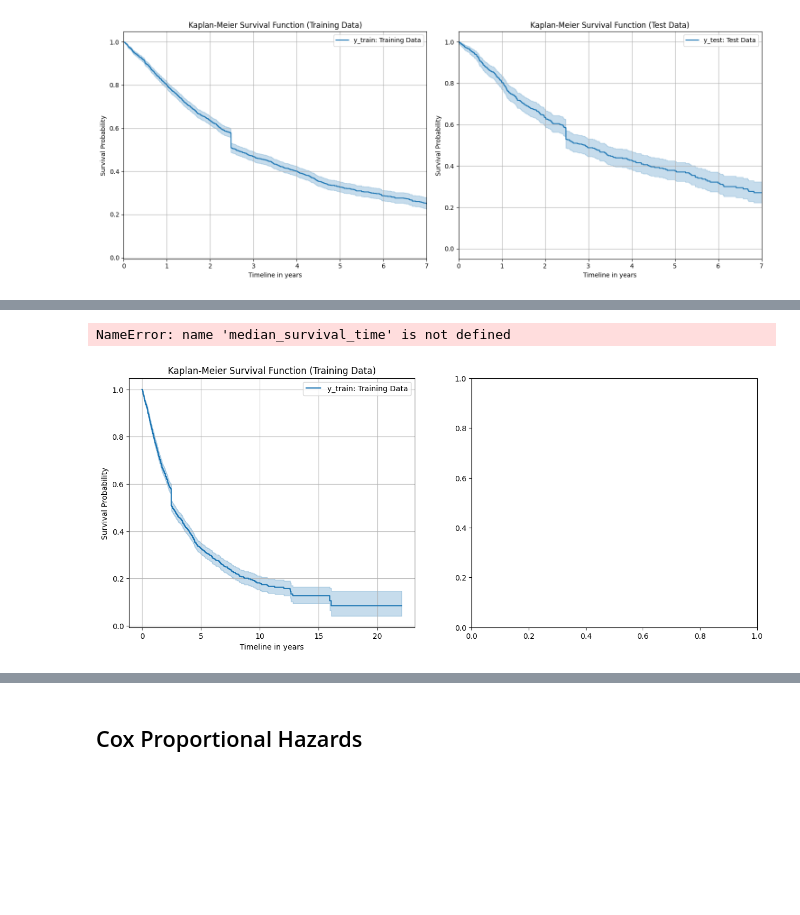
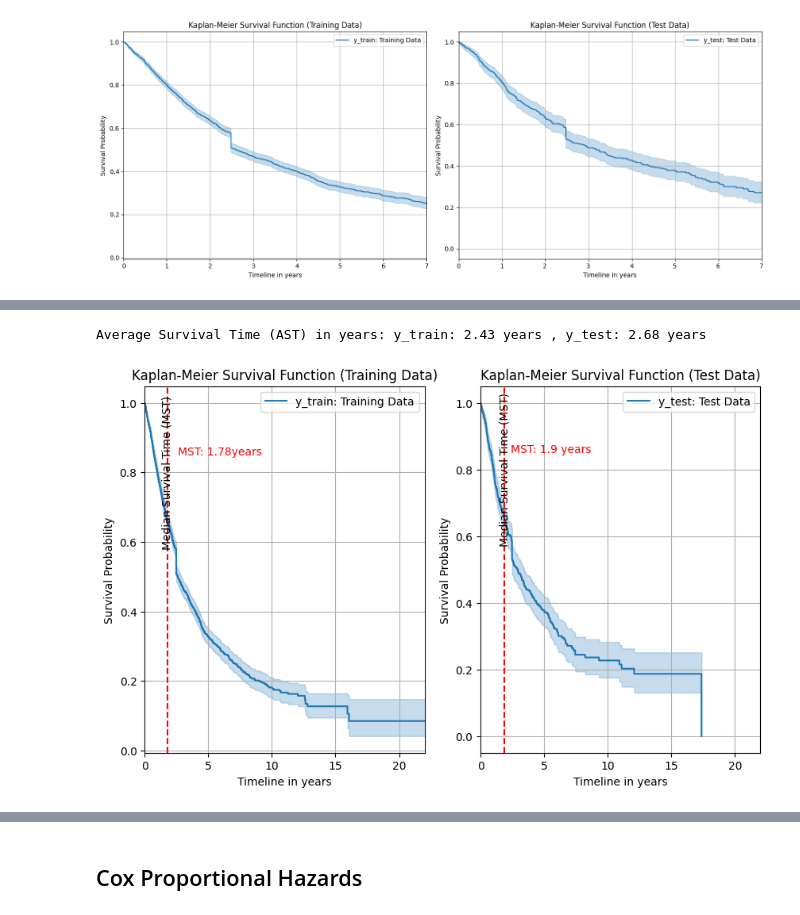
Before and after one commit to kaSae6/PredictLeukemiaSurvival, a Jupyter notebook: 3_Model/Survival_analysis_model_MM.ipynb, the cells around one changed output, grey strips where cells are left out. Saved outputs shown, nothing was run; the diff lists cells and outputs as text; code cells hidden in the pictures; blank space fills up the shorter version.

Commit message:
refined kaplan-meier plots with median and average survival

```diff
--- a/3_Model/Survival_analysis_model_MM.ipynb
+++ b/3_Model/Survival_analysis_model_MM.ipynb
@@ -362,10 +407,14 @@ print(type(y_test), y_test.shape)
 # %%
 # Apply Kaplan-Meier survival analysis to training data
 
-kmf.fit(y_train["OS_YEARS"], event_observed=y_train["OS_STATUS"])
+# Fit the Kaplan-Meier estimator to the training data
+# y_train is a structured array with 'OS_YEARS' and 'OS_STATUS'
+# 'OS_YEARS' is the time to event or censoring, 'OS_STATUS
+
+kmf.fit(y_train["OS_YEARS"], y_train["OS_STATUS"])
 
 # Plot the kaplan-meier survival function of training data
-# set x axis max to 22 years
+# set x axis max to 22 years (max survival time in the dataset)
 
 
 plt.figure(figsize=(10, 6))
@@ -378,9 +427,6 @@ plt.legend(["y_train: Training Data"])
 plt.grid(True)
 # plt.tight_layout()
 plt.show()
-
-
-# Evaluate the model
 # %% [output]
 [figure]
 # %%
@@ -486,0 +585,9 @@ ValueError: Can't compute median survival time of object [0.63013699 0.76712329
+# %%
+# average survival time in years
+y_train_avg_y = y_train_df["OS_YEARS"].mean()
+y_test_avg_y = y_test_df["OS_YEARS"].mean()
+print("Average Survival Time (AST) in years:",
+      "y_train:", round(y_train_avg_y, 2), "years",
+      ", y_test:", round(y_test_avg_y, 2), "years")
+# %% [output]
+Average Survival Time (AST) in years: y_train: 2.43 years , y_test: 2.68 years
@@ -487,48 +596,42 @@ ValueError: Can't compute median survival time of object [0.63013699 0.76712329
 # %%
-# add median_survival_time to kaplan meier plots for training and test data
+# plot kaplan meier survival function
 
-fig, ax = plt.subplots(1, 2, figsize=(15, 6))
+fig, ax = plt.subplots(1, 2, figsize=(10, 6))
 
 kmf.fit(y_train["OS_YEARS"], y_train["OS_STATUS"])
+
+
 kmf.plot(ax=ax[0])
+# make the x-axis limit 22 years
+ax[0].set_xlim(0, 22)
 ax[0].set_title("Kaplan-Meier Survival Function (Training Data)")
 ax[0].set_xlabel("Timeline in years")
 ax[0].set_ylabel("Survival Probability")
 ax[0].legend(["y_train: Training Data"])
 ax[0].grid(True)
-ax[0].axvline(median_survival_time, color="red", linestyle="--")
+# add median survival time to the plot
+ax[0].axvline(y_train_mst_y, color='red', linestyle='--')
+ax[0].text(y_train_mst_y, 0.8, "Median Survival Time (MST)", rotation=90, ha="center", va="center")
+# print median survival time next to the line
+ax[0].text(y_train_mst_y + 0.8, 0.85, "MST: " + str(round(y_train_mst_y, 2)) + "years", color='red')
 
 kmf.fit(y_test["OS_YEARS"], y_test["OS_STATUS"])
 kmf.plot(ax=ax[1])
+# make the x-axis limit 22 years
+ax[1].set_xlim(0, 22)
 ax[1].set_title("Kaplan-Meier Survival Function (Test Data)")
 ax[1].set_xlabel("Timeline in years")
 ax[1].set_ylabel("Survival Probability")
 ax[1].legend(["y_test: Test Data"])
 ax[1].grid(True)
-ax[1].axvline(median_survival_time, color="red", linestyle="--")
-# label the median survival time
-ax[0].text(
-    median_survival_time,
-    0.5,
-    "Median Survival Time",
-    rotation=90,
-    ha="center",
-    va="center",
-)
-ax[1].text(
-    median_survival_time,
-    0.5,
-    "Median Survival Time",
-    rotation=90,
-    ha="center",
-    va="center",
-)
+# add median survival time to the plot
+ax[1].axvline(y_test_mst_y, color='red', linestyle='--')
+ax[1].text(y_test_mst_y, 0.8, "Median Survival Time (MST)", rotation=90, ha="center", va="center")
+# print median survival time next to the line
+plt.text(y_test_mst_y + 0.5, 0.85, "MST: " + str(round(y_test_mst_y, 2)) + " years", color='red')
 
-# add a vertical line at the median survival probability
-
-
-plt.tight_layout()
+#plt.xlim(0, 22)
+#plt.tight_layout()
 plt.show()
 # %% [output]
-NameError: name 'median_survival_time' is not defined
-[figure, old version]
+[figure, new version]
```
Also changed, not shown: parts of 40 cells of this notebook.
